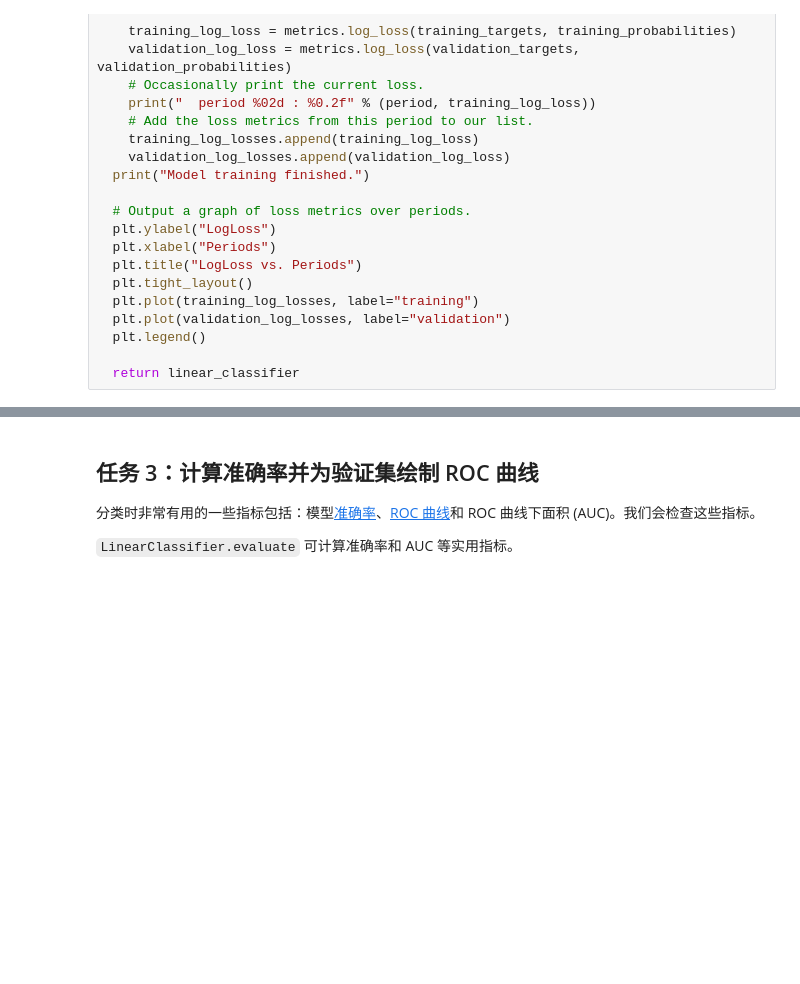
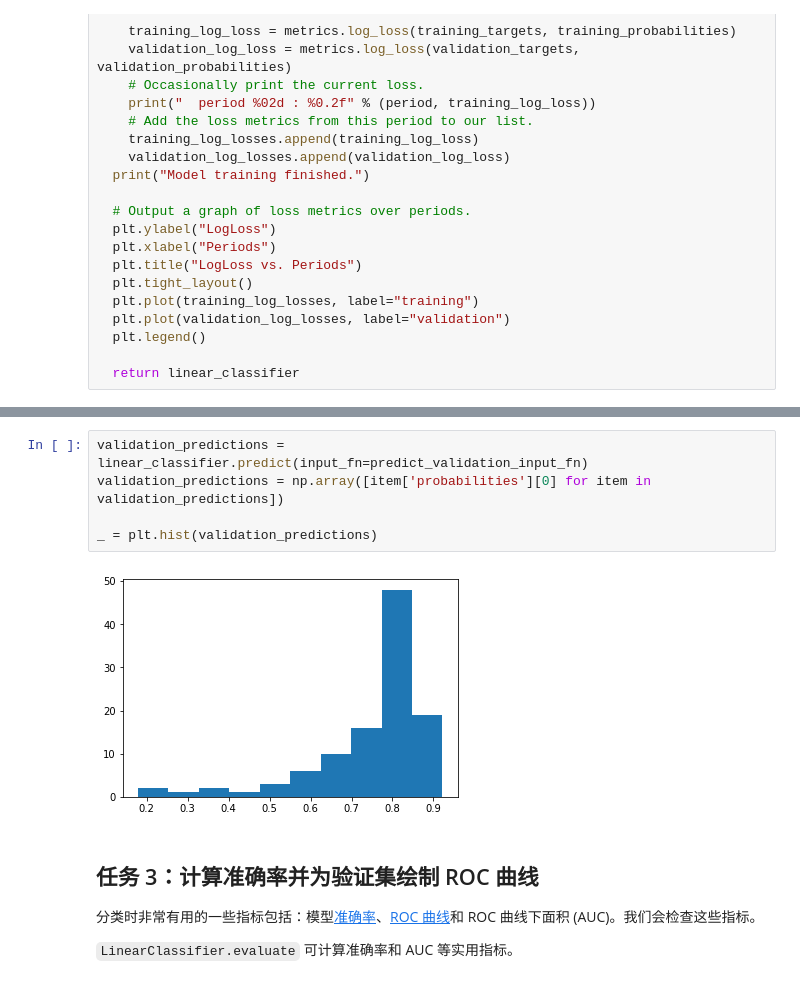
Before and after one commit to Baileyswu/google-tensorflow-tutor, a Jupyter notebook: 13. predict_death.ipynb, the cells around one changed output, grey strips where cells are left out. Drawn from its saved outputs; the diff is of its cells as text; blank space fills up the shorter version.

```diff
--- a/13. predict_death.ipynb
+++ b/13. predict_death.ipynb
@@ -616,3 +642,10 @@ linear_classifier = train_linear_classifier_model(
+# %%
+validation_predictions = linear_classifier.predict(input_fn=predict_validation_input_fn)
+validation_predictions = np.array([item['probabilities'][0] for item in validation_predictions])
+
+_ = plt.hist(validation_predictions)
+# %% [output]
+[figure, added]
 # %% [markdown]
  ## 任务 3：计算准确率并为验证集绘制 ROC 曲线
 
```
Also changed, not shown: parts of 16 cells of this notebook.
